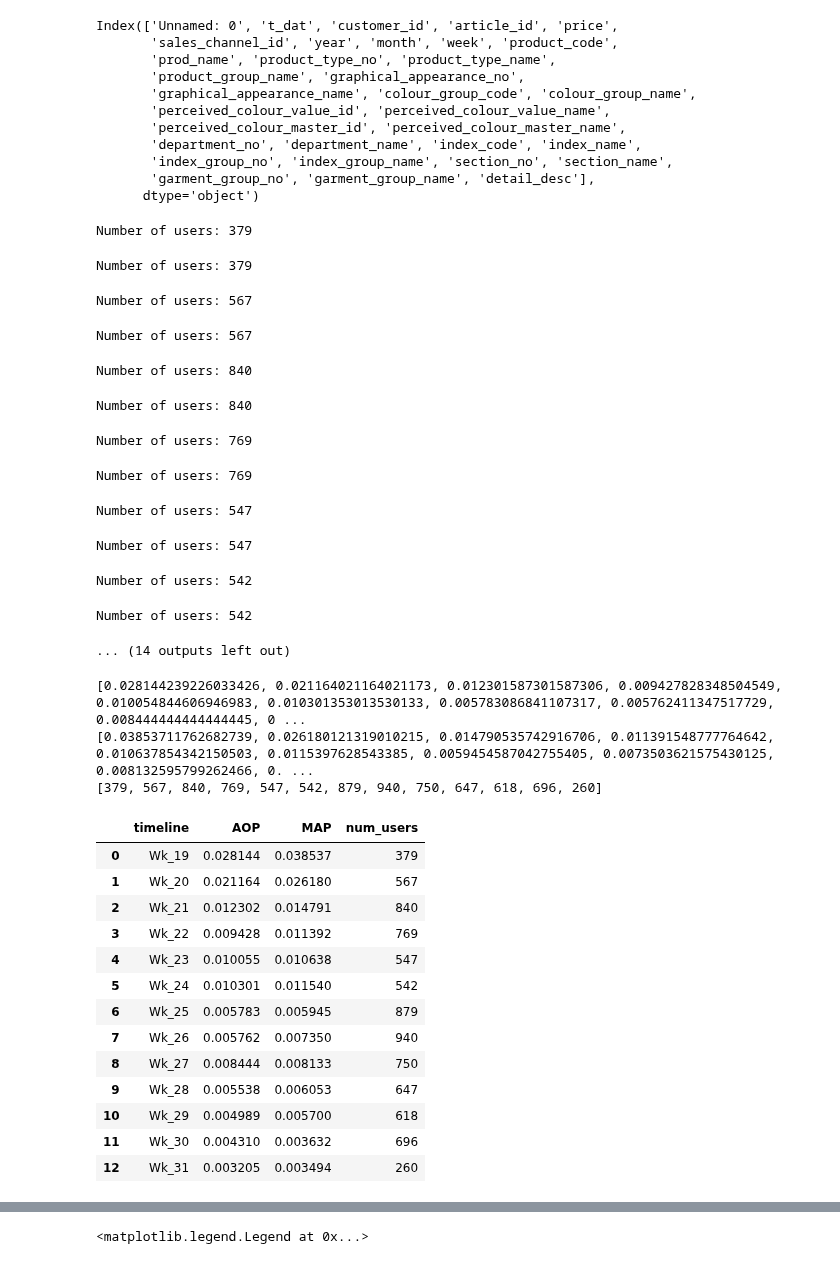
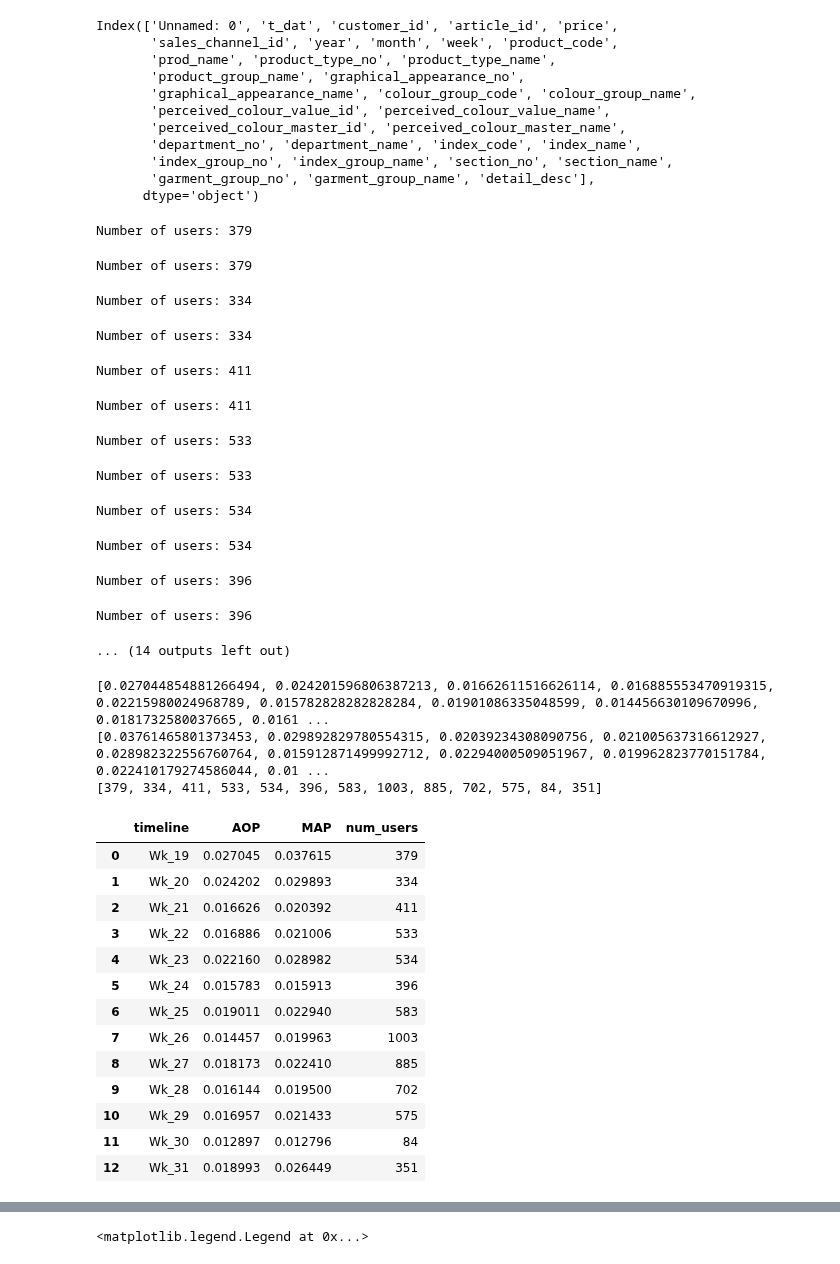
Before and after one commit to alexkychen/HMproduct, a Jupyter notebook: notebook/4.Content-based_recommendation_2019_Summer_Menswear.ipynb, the cells around one changed output, grey strips where cells are left out. Drawn from its saved outputs; the diff is of its cells as text; code cells hidden in the pictures.

```diff
--- a/notebook/4.Content-based_recommendation_2019_Summer_Menswear.ipynb
+++ b/notebook/4.Content-based_recommendation_2019_Summer_Menswear.ipynb
@@ -44,8 +44,8 @@ timeline = []
 
 # week 18 - 31
 for wk in range(18,31):
-    #mask_train = transaction_men_raw.week == wk #subset only one week of training data
-    mask_train = transaction_men_raw.week <= wk #subset all previous weeks of testing as training
+    mask_train = transaction_men_raw.week == wk #subset only one week of training data
+    #mask_train = transaction_men_raw.week <= wk #subset all previous weeks of testing as training
     X_train = transaction_men_raw.loc[mask_train].reset_index(drop=True)
     mask_test = transaction_men_raw.week == wk+1
     X_test = transaction_men_raw.loc[mask_test].reset_index(drop=True)[['customer_id','article_id']]
@@ -84,7 +84,7 @@ for wk in range(18,31):
     for customer in Customer_IDs:
 
         #find items purchased by customer in training
-        purchased = list(X_train.loc[X_train.customer_id == customer].article_id)
+        purchased = list(X_train.loc[X_train.customer_id == customer].article_id.unique())
 
         #empty list to store similarity array for each purchased item
         similarity_items = []
@@ -142,52 +142,52 @@ for wk in range(18,31):
 # %% [output]
 Number of users: 379
 Number of users: 379
-Number of users: 567
+Number of users: 334
-Number of users: 567
+Number of users: 334
-Number of users: 840
+Number of users: 411
-Number of users: 840
+Number of users: 411
-Number of users: 769
+Number of users: 533
-Number of users: 769
+Number of users: 533
-Number of users: 547
+Number of users: 534
-Number of users: 547
+Number of users: 534
-Number of users: 542
+Number of users: 396
-Number of users: 542
+Number of users: 396
 ... (14 outputs left out)
 # %%
 print(AOP_results)
 print(MAP_results)
 print(num_users)
 # %% [output]
-[0.028144239226033426, 0.021164021164021173, 0.012301587301587306, 0.009427828348504549, 0.010054844606946983, 0.010301353013530133, 0.005783086841107317, 0.005762411347517729, 0.008444444444444445, 0 ...
-[0.03853711762682739, 0.026180121319010215, 0.014790535742916706, 0.011391548777764642, 0.010637854342150503, 0.0115397628543385, 0.0059454587042755405, 0.0073503621575430125, 0.008132595799262466, 0. ...
-[379, 567, 840, 769, 547, 542, 879, 940, 750, 647, 618, 696, 260]
+[0.027044854881266494, 0.024201596806387213, 0.01662611516626114, 0.016885553470919315, 0.02215980024968789, 0.015782828282828284, 0.01901086335048599, 0.014456630109670996, 0.0181732580037665, 0.0161 ...
+[0.03761465801373453, 0.029892829780554315, 0.02039234308090756, 0.021005637316612927, 0.028982322556760764, 0.015912871499992712, 0.02294000509051967, 0.019962823770151784, 0.022410179274586044, 0.01 ...
+[379, 334, 411, 533, 534, 396, 583, 1003, 885, 702, 575, 84, 351]
 # %%
 #save results in a dataframe
 result_df = pd.DataFrame({'timeline':timeline,
                           'AOP':AOP_results,
                           'MAP':MAP_results,
                           'num_users':num_users})
 
 #save the dataframe in csv
 #change file name for different period groups
 #result_df.to_csv("../data/MenswearResults/content-based.csv")
-result_df.to_csv("../data/MenswearResults/content-based_accum.csv")
+#result_df.to_csv("../data/MenswearResults/content-based_accum.csv")
 
 result_df
 # %% [output]
 |  | timeline | AOP | MAP | num_users |
-| 0 | Wk_19 | 0.028144 | 0.038537 | 379 |
-| 1 | Wk_20 | 0.021164 | 0.026180 | 567 |
-| 2 | Wk_21 | 0.012302 | 0.014791 | 840 |
-| 3 | Wk_22 | 0.009428 | 0.011392 | 769 |
-| 4 | Wk_23 | 0.010055 | 0.010638 | 547 |
-| 5 | Wk_24 | 0.010301 | 0.011540 | 542 |
-| 6 | Wk_25 | 0.005783 | 0.005945 | 879 |
-| 7 | Wk_26 | 0.005762 | 0.007350 | 940 |
-| 8 | Wk_27 | 0.008444 | 0.008133 | 750 |
-| 9 | Wk_28 | 0.005538 | 0.006053 | 647 |
-| 10 | Wk_29 | 0.004989 | 0.005700 | 618 |
-| 11 | Wk_30 | 0.004310 | 0.003632 | 696 |
-| 12 | Wk_31 | 0.003205 | 0.003494 | 260 |
+| 0 | Wk_19 | 0.027045 | 0.037615 | 379 |
+| 1 | Wk_20 | 0.024202 | 0.029893 | 334 |
+| 2 | Wk_21 | 0.016626 | 0.020392 | 411 |
+| 3 | Wk_22 | 0.016886 | 0.021006 | 533 |
+| 4 | Wk_23 | 0.022160 | 0.028982 | 534 |
+| 5 | Wk_24 | 0.015783 | 0.015913 | 396 |
+| 6 | Wk_25 | 0.019011 | 0.022940 | 583 |
+| 7 | Wk_26 | 0.014457 | 0.019963 | 1003 |
+| 8 | Wk_27 | 0.018173 | 0.022410 | 885 |
+| 9 | Wk_28 | 0.016144 | 0.019500 | 702 |
+| 10 | Wk_29 | 0.016957 | 0.021433 | 575 |
+| 11 | Wk_30 | 0.012897 | 0.012796 | 84 |
+| 12 | Wk_31 | 0.018993 | 0.026449 | 351 |
 # %%
 #Read result csv
```
Also changed, not shown: parts of 2 cells of this notebook, 7 other files.
